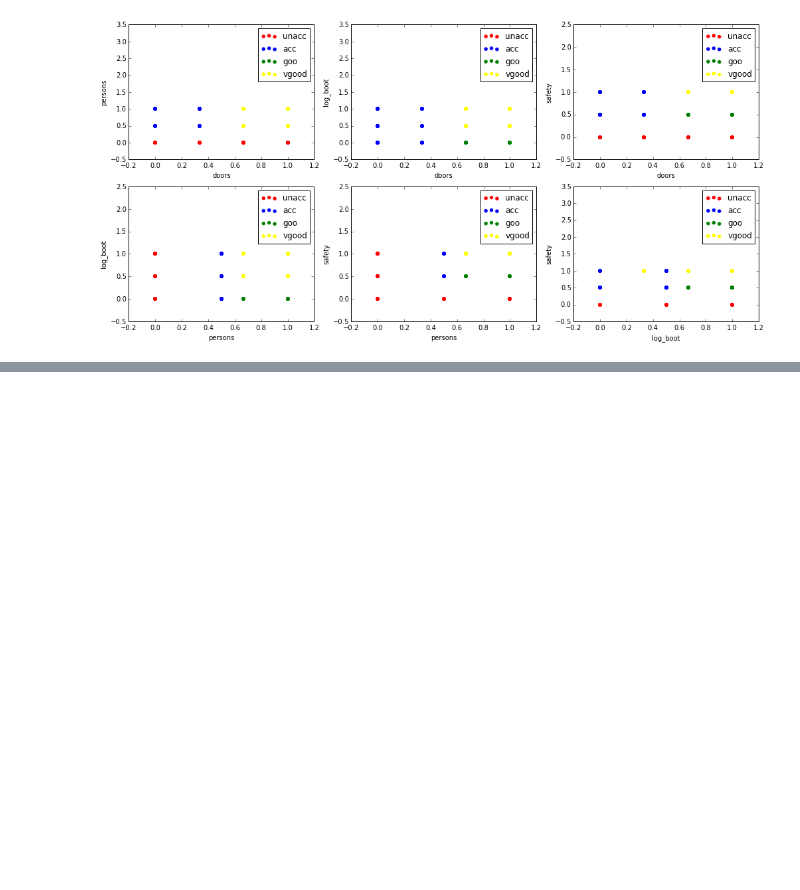
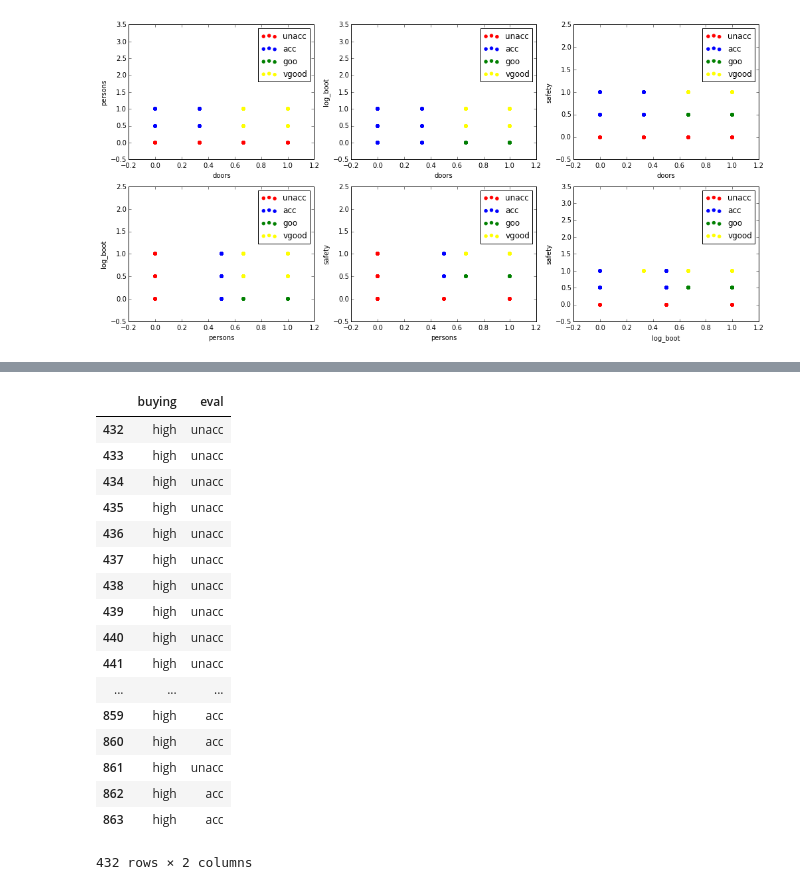
Before and after one commit to kmk4021/data_science, a Jupyter notebook: Homework2_Car_evalluation.ipynb, the cells around one changed output, grey strips where cells are left out. Saved outputs shown, nothing was run; the diff lists cells and outputs as text; code cells hidden in the pictures; blank space fills up the shorter version.

```diff
--- a/Homework2_Car_evalluation.ipynb
+++ b/Homework2_Car_evalluation.ipynb
@@ -346,0 +372,43 @@ for i in range(0, 6):
+# %%
+# Mission 4: Entropy 산출
+
+# Data 재정의
+path = 'http://archive.ics.uci.edu/ml/machine-learning-databases/car/car.data'
+raw_csv = urllib2.urlopen(path)
+feature_names = ('buying', 'maint', 'doors', 'persons', "log_boot", "safety")
+target_name = 'eval'
+all_names = feature_names + (target_name,)
+df = pd.read_csv(raw_csv, names=all_names)
+# %%
+# 사전 만들기
+df_per_attr = {}
+for i in feature_names:
+    df_per_attr[i] = {}
+    groupby_df = df[[i, target_name]].groupby(i)   # 각각의 속성에 대해 grouping
+    df_per_attr[i]['ngroups'] = groupby_df.ngroups
+    df_per_attr[i]['group_keys'] = groupby_df.groups.keys()
+    df_per_attr[i]['subgroups'] = {}
+
+    for j in range(groupby_df.ngroups):
+        df_per_attr[i]['subgroups'][j] = groupby_df.get_group(df_per_attr[i]['group_keys'][j])
+# %%
+df_per_attr['buying']['subgroups'][0]
+# %% [output]
+|  | buying | eval |
+| 432 | high | unacc |
+| 433 | high | unacc |
+| 434 | high | unacc |
+| 435 | high | unacc |
+| 436 | high | unacc |
+| 437 | high | unacc |
+| 438 | high | unacc |
+| 439 | high | unacc |
+| 440 | high | unacc |
+| 441 | high | unacc |
+| ... | ... | ... |
+| 859 | high | acc |
+| 860 | high | acc |
+| 861 | high | unacc |
+| 862 | high | acc |
+| 863 | high | acc |
+432 rows × 2 columns
```
Also changed, not shown: parts of 15 cells of this notebook.
